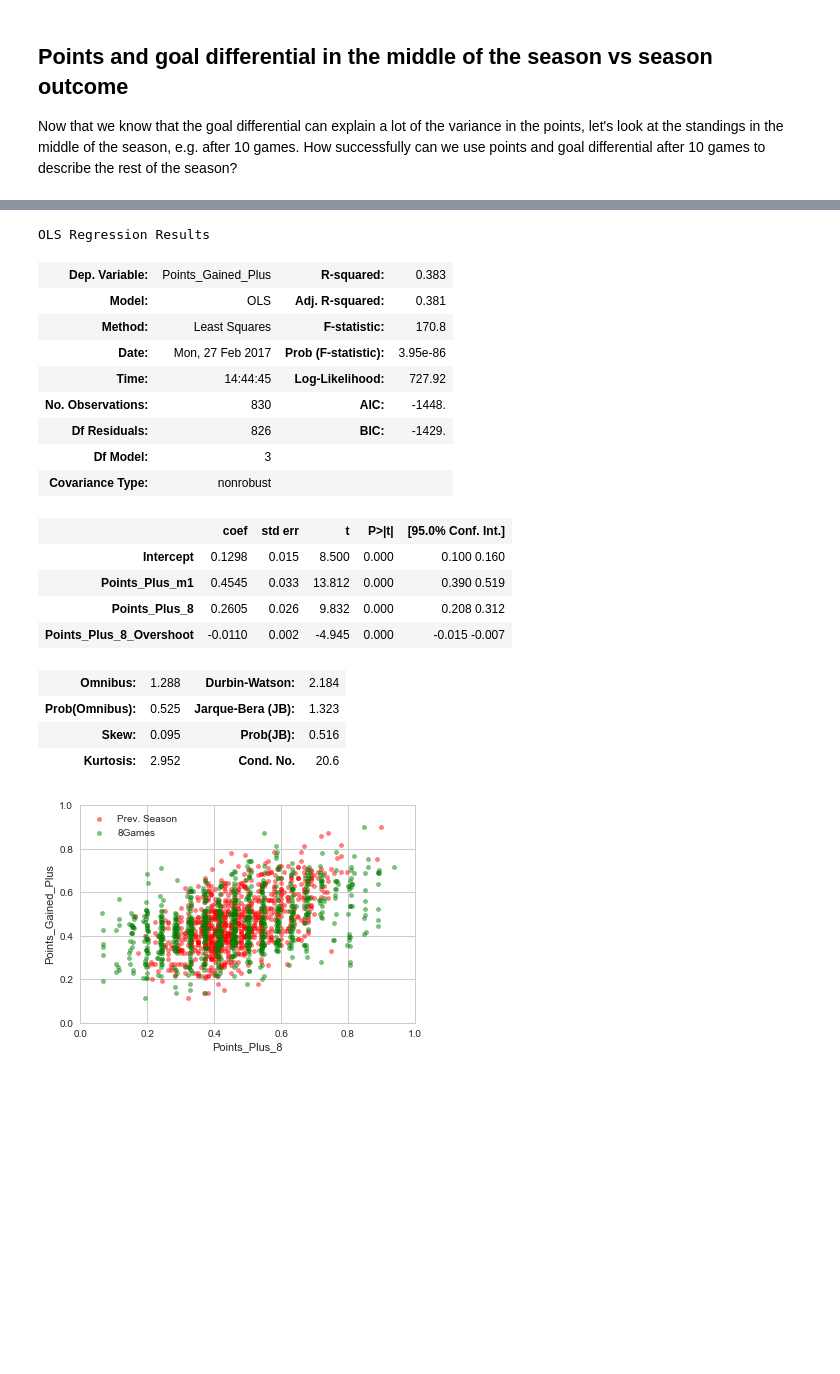
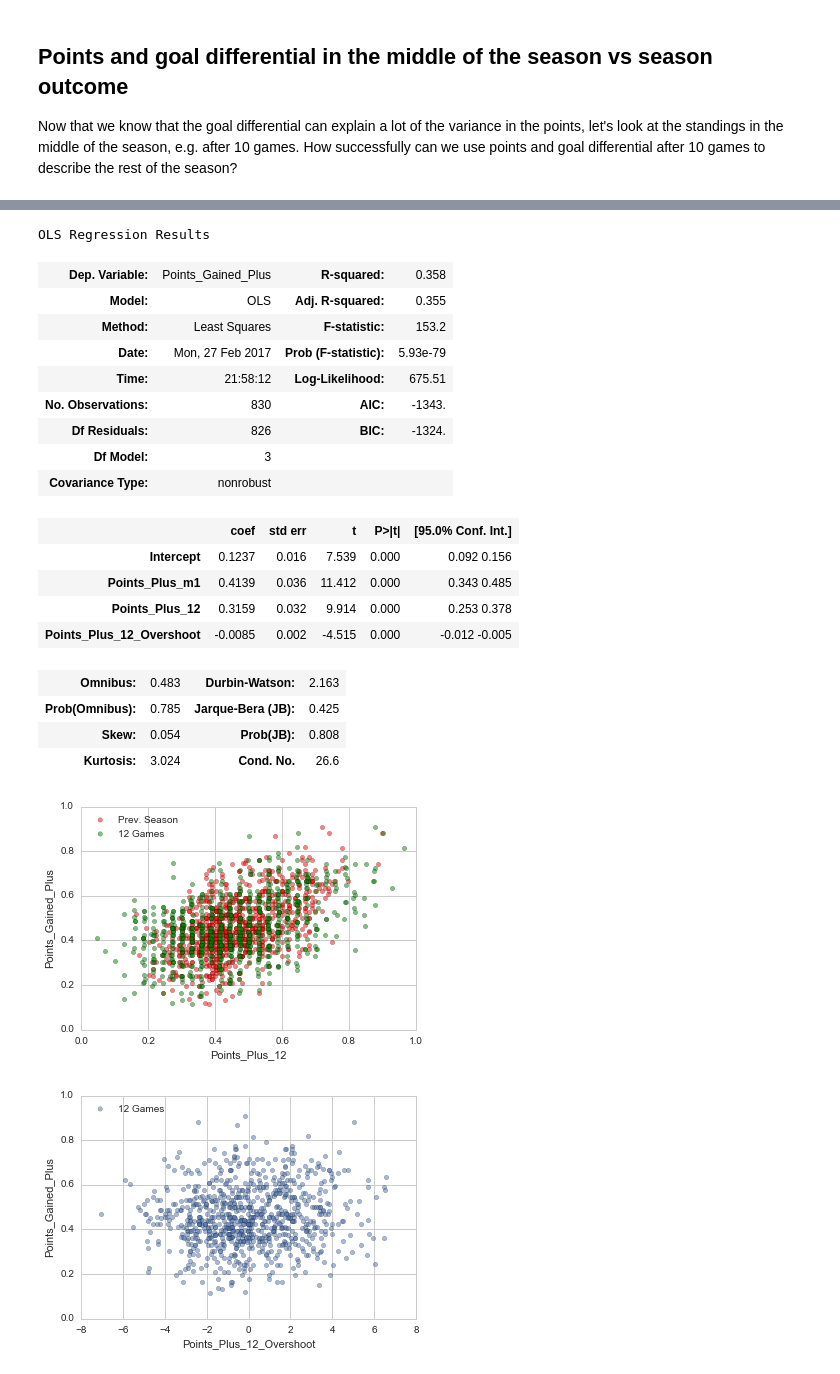
Before and after one commit to apbecker/Bundesliga_Analysis, a Jupyter notebook: Data_Analysis.ipynb, the cells around one changed output, grey strips where cells are left out. Drawn from its saved outputs; the diff is of its cells as text; code cells hidden in the pictures; blank space fills up the shorter version.

```diff
--- a/Data_Analysis.ipynb
+++ b/Data_Analysis.ipynb
@@ -221,7 +221,7 @@ def comparison(gd, last_year=None, first_year=None):
     comparison_df = comparison_df / [gd, gd, 3*gd, 3*gd, 1, 34, 34, 102, 102, 1, 3*(34-gd), 3*(34-gd), 1, 1, 102, 34]
     return comparison_df.query("Season>="+str(first_year))
 # %%
-gd = 8
+gd = 12
 comparison_df = comparison(gd, 2015)
 # %%
 fig, ax = plt.subplots()
@@ -258,30 +282,41 @@ OLS Regression Results
 # %%
 fig, ax = plt.subplots()
-comparison_df.loc[:, ["Points_Gained_Plus", "Points_Plus_m1"]].plot(kind='scatter', x="Points_Plus_m1", y="Points_Gained_Plus",
-                                                                    ax=ax, c='r', alpha=0.5, label="Prev. Season", ylim=(0,1), xlim=(0,1))
-comparison_df.loc[:, ["Points_Gained_Plus", "Points_Plus_"+str(gd)]].plot(kind='scatter', x="Points_Plus_"+str(gd), y="Points_Gained_Plus",
-                                                                    ax=ax, c='g', alpha=0.5, label=str(gd)+ "Games")
+
+comparison_df.loc[:, ["Points_Gained_Plus",
+                      "Points_Plus_m1"]].plot(kind='scatter', x="Points_Plus_m1", y="Points_Gained_Plus",
+                                              ax=ax, c='r', alpha=0.5, label="Prev. Season", ylim=(0,1), xlim=(0,1))
+comparison_df.loc[:, ["Points_Gained_Plus",
+                      "Points_Plus_"+str(gd)]].plot(kind='scatter', x="Points_Plus_"+str(gd), y="Points_Gained_Plus",
+                                                    ax=ax, c='g', alpha=0.5, label=str(gd)+ " Games")
+plt.legend(loc=2)
+
+comparison_df.loc[:, ["Points_Gained_Plus",
+                      "Points_Plus_"+str(gd)+"_Overshoot"]].plot(kind='scatter', x="Points_Plus_"+str(gd)+"_Overshoot",
+                                                                 y="Points_Gained_Plus",
+                                                                 alpha=0.5, label=str(gd)+ " Games", xlim=(-8,8))
+plt.legend(loc=2)
 
 sm.ols(formula='Points_Gained_Plus ~ Points_Plus_m1+Points_Plus_'+str(gd)+'+Points_Plus_'+str(gd)+'_Overshoot',
        data=comparison_df).fit().summary()
 # %% [output]
 OLS Regression Results
-| Dep. Variable: | Points_Gained_Plus | R-squared: | 0.383 |
-| Model: | OLS | Adj. R-squared: | 0.381 |
-| Method: | Least Squares | F-statistic: | 170.8 |
-| Date: | Mon, 27 Feb 2017 | Prob (F-statistic): | 3.95e-86 |
-| Time: | 14:44:45 | Log-Likelihood: | 727.92 |
-| No. Observations: | 830 | AIC: | -1448. |
-| Df Residuals: | 826 | BIC: | -1429. |
+| Dep. Variable: | Points_Gained_Plus | R-squared: | 0.358 |
+| Model: | OLS | Adj. R-squared: | 0.355 |
+| Method: | Least Squares | F-statistic: | 153.2 |
+| Date: | Mon, 27 Feb 2017 | Prob (F-statistic): | 5.93e-79 |
+| Time: | 21:58:12 | Log-Likelihood: | 675.51 |
+| No. Observations: | 830 | AIC: | -1343. |
+| Df Residuals: | 826 | BIC: | -1324. |
 | Df Model: | 3 |  |  |
 | Covariance Type: | nonrobust |  |  |
 |  | coef | std err | t | P>|t| | [95.0% Conf. Int.] |
-| Intercept | 0.1298 | 0.015 | 8.500 | 0.000 | 0.100 0.160 |
-| Points_Plus_m1 | 0.4545 | 0.033 | 13.812 | 0.000 | 0.390 0.519 |
-| Points_Plus_8 | 0.2605 | 0.026 | 9.832 | 0.000 | 0.208 0.312 |
-| Points_Plus_8_Overshoot | -0.0110 | 0.002 | -4.945 | 0.000 | -0.015 -0.007 |
+| Intercept | 0.1237 | 0.016 | 7.539 | 0.000 | 0.092 0.156 |
+| Points_Plus_m1 | 0.4139 | 0.036 | 11.412 | 0.000 | 0.343 0.485 |
+| Points_Plus_12 | 0.3159 | 0.032 | 9.914 | 0.000 | 0.253 0.378 |
+| Points_Plus_12_Overshoot | -0.0085 | 0.002 | -4.515 | 0.000 | -0.012 -0.005 |
-| Omnibus: | 1.288 | Durbin-Watson: | 2.184 |
-| Prob(Omnibus): | 0.525 | Jarque-Bera (JB): | 1.323 |
-| Skew: | 0.095 | Prob(JB): | 0.516 |
-| Kurtosis: | 2.952 | Cond. No. | 20.6 |
+| Omnibus: | 0.483 | Durbin-Watson: | 2.163 |
+| Prob(Omnibus): | 0.785 | Jarque-Bera (JB): | 0.425 |
+| Skew: | 0.054 | Prob(JB): | 0.808 |
+| Kurtosis: | 3.024 | Cond. No. | 26.6 |
-[figure, old version]
+[figure, new version]
+[figure, added]
```
Also changed, not shown: parts of 15 cells of this notebook.
